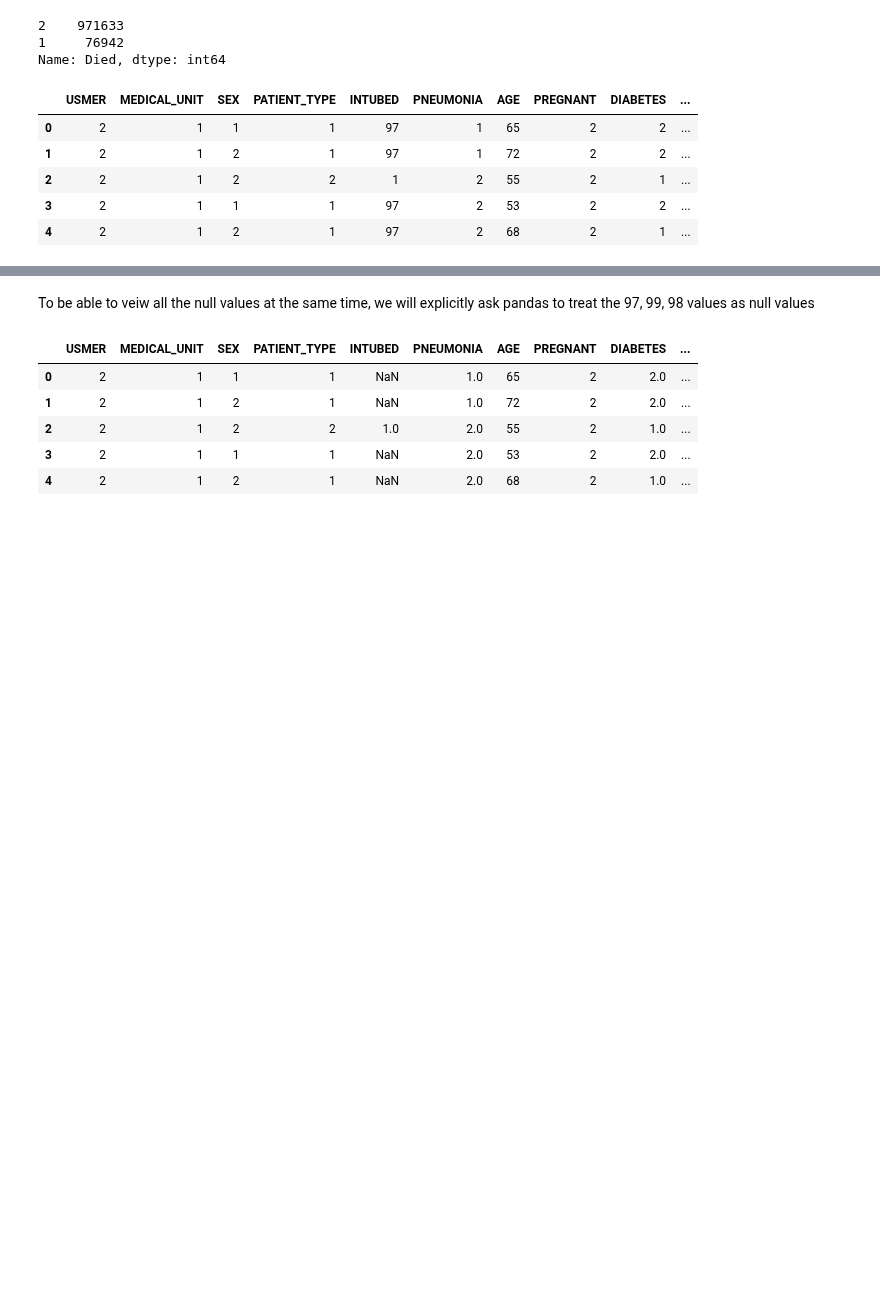
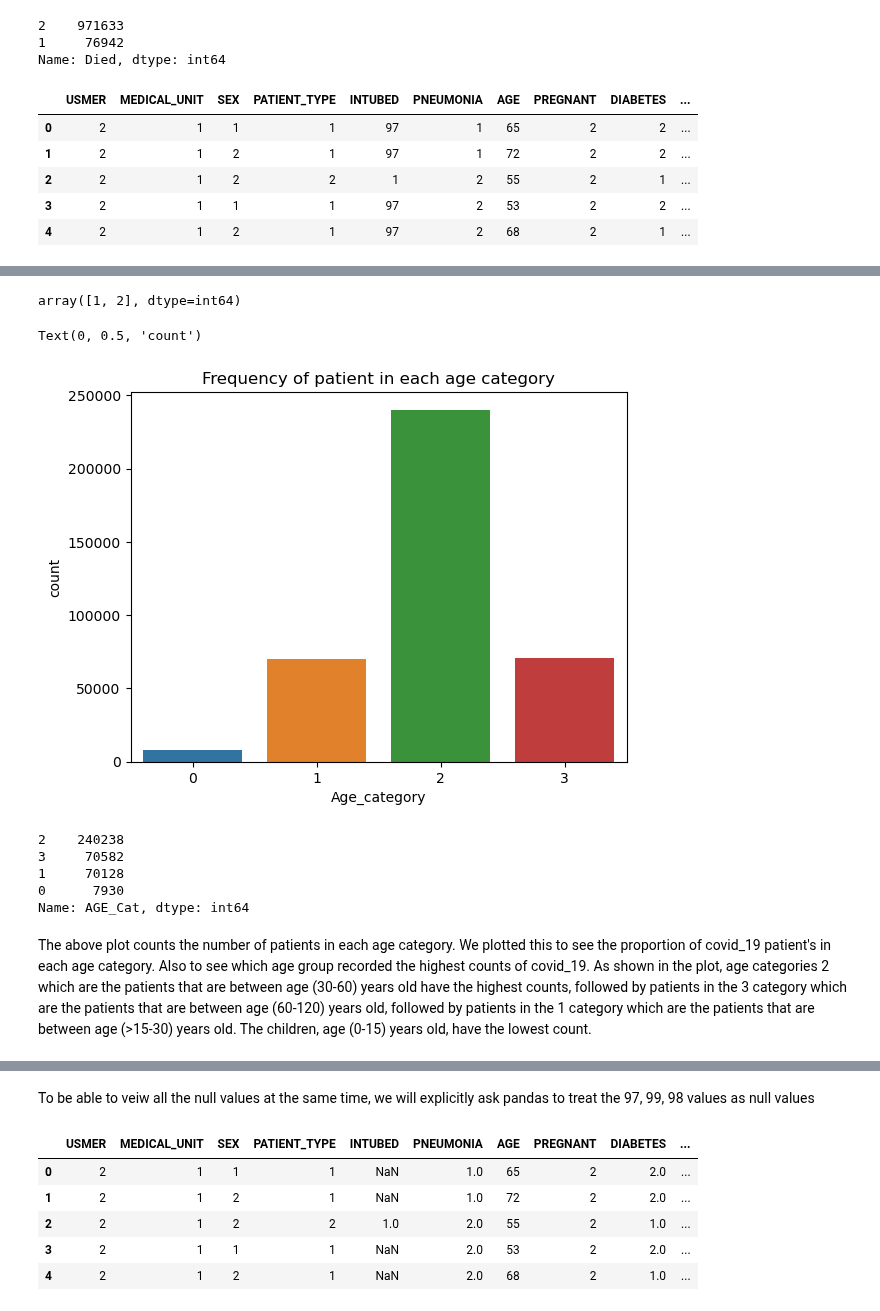
Before and after one commit to Ayomide-ola/Machine-Learning, a Jupyter notebook: CA1_ML.ipynb, the cells around one changed output, grey strips where cells are left out. Saved outputs shown, nothing was run; the diff lists cells and outputs as text; code cells hidden in the pictures; blank space fills up the shorter version.

Commit message:
Eda plot for age_categories

```diff
--- a/CA1_ML.ipynb
+++ b/CA1_ML.ipynb
@@ -356,0 +335,25 @@ plt.ylabel('Count')
+# %%
+df['Died'].unique()
+#1: Died
+#2: Survided
+# %% [output]
+array([1, 2], dtype=int64)
+# %%
+sns.countplot(x='AGE_Cat', data=df)
+plt.title('Frequency of patient in each age category')
+plt.xlabel('Age_category')
+plt.ylabel('count')
+# %% [output]
+Text(0, 0.5, 'count')
+[figure, added]
+# %%
+df['AGE_Cat'].value_counts()
+# %% [output]
+2    240238
+3     70582
+1     70128
+0      7930
+Name: AGE_Cat, dtype: int64
+# %% [markdown]
+The above plot counts the number of patients in each age category. We plotted this to see the proportion of covid_19 patient's in each age category. Also to see which age group recorded the highest counts of covid_19.
+As shown in the plot, age categories 2 which are the patients that are between age (30-60) years old have the highest counts, followed by patients in the 3 category which are the patients that are between age (60-120) years old, followed by patients in the 1 category which are the patients that are between age (>15-30) years old. The children, age (0-15) years old, have the lowest count.
```
Also changed, not shown: parts of 33 cells of this notebook.
